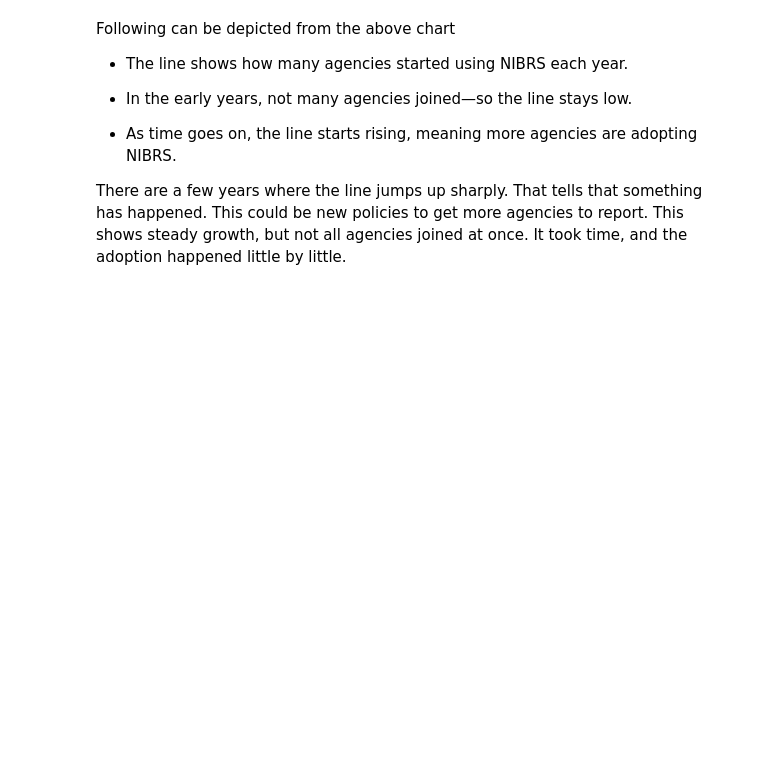
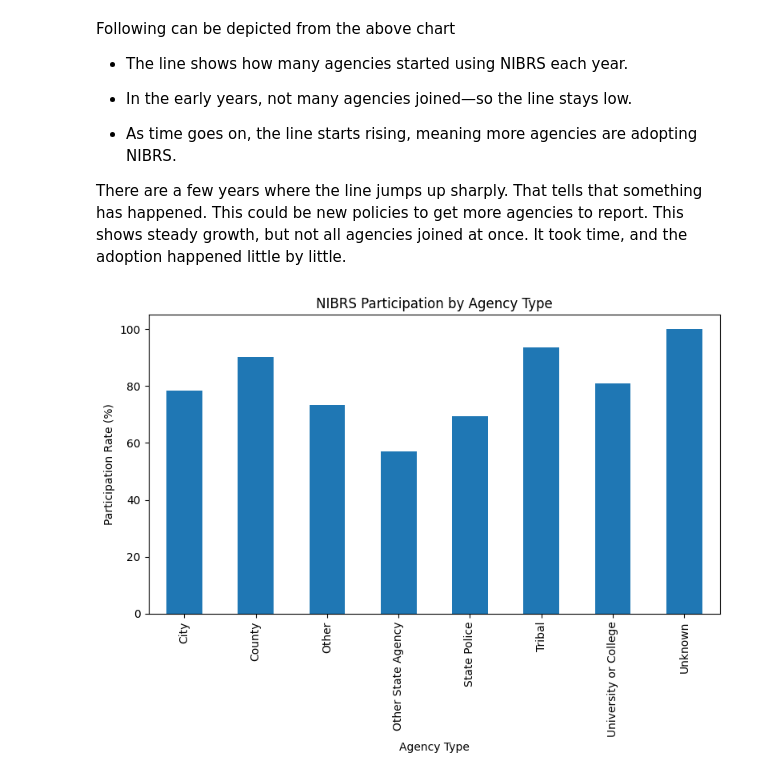
Before and after one commit to srinivasanpoonkundran/INFO-511-Project, a Jupyter notebook: fbi_crime_data_analysis.ipynb, the cells around one changed output. Cells and saved outputs as stored; diff of their text form; code cells hidden in the pictures; blank space fills up the shorter version.

Commit message:
correlation: Agency type vs NIBRS participation plotted

```diff
--- a/fbi_crime_data_analysis.ipynb
+++ b/fbi_crime_data_analysis.ipynb
@@ -279,3 +281,14 @@ Following can be depicted from the above chart
 
 There are a few years where the line jumps up sharply. That tells that something has happened. This could be new policies to get more agencies to report.
 This shows steady growth, but not all agencies joined at once. It took time, and the adoption happened little by little.
+# %%
+#correlation: Agency type vs NIBRS participation
+participation_by_type = agencies.groupby('agency_type')['is_nibrs'].mean() * 100
+participation_by_type.plot(kind='bar', figsize=(8, 6))
+plt.title('NIBRS Participation by Agency Type')
+plt.xlabel('Agency Type')
+plt.ylabel('Participation Rate (%)')
+plt.tight_layout()
+plt.show()
+# %% [output]
+[figure, added]
```
Also changed, not shown: parts of 2 cells of this notebook.
